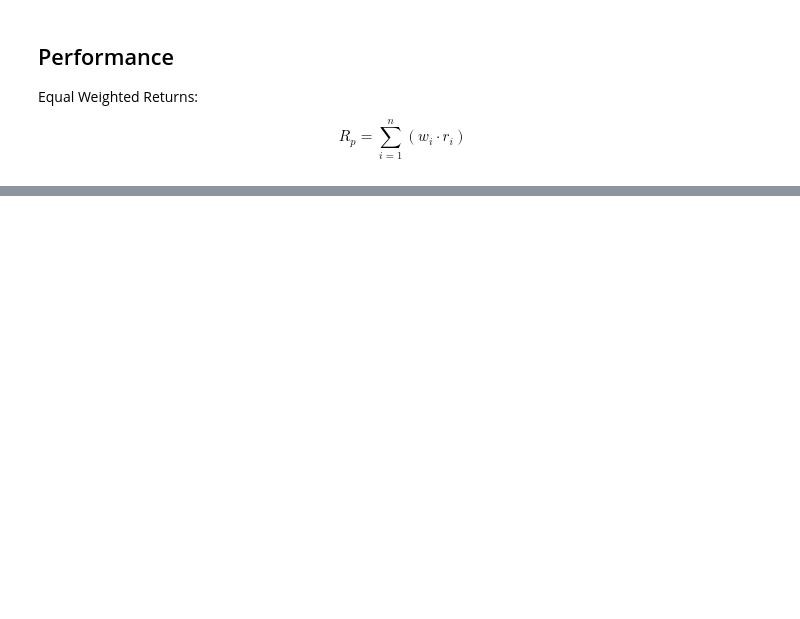
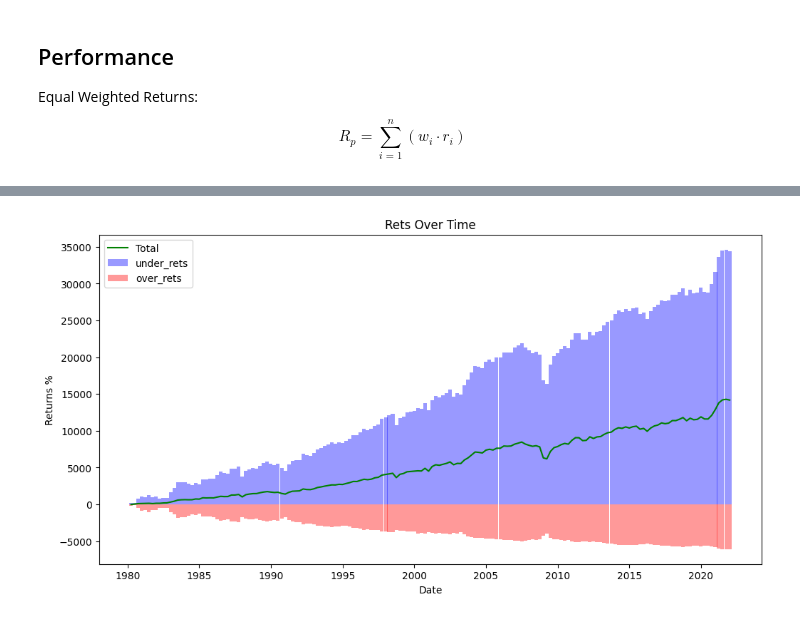
Before and after one commit to adamd1985/pairs_trading_unsupervised_learning, a Jupyter notebook: pairs_unsupervised.ipynb, the cells around one changed output, grey strips where cells are left out. Saved outputs shown, nothing was run; the diff lists cells and outputs as text; code cells hidden in the pictures; blank space fills up the shorter version.

```diff
--- a/pairs_unsupervised.ipynb
+++ b/pairs_unsupervised.ipynb
@@ -707,0 +718,22 @@ Name: Trade Count, dtype: int64
+# %%
+def get_pnl(trade_opportunities_km_df):
+    trade_opportunities_km_df['DATE'] = pd.to_datetime(trade_opportunities_km_df['DATE'])
+    asset_df = pca_result_df.reset_index()[['DATE', 'permno', MOM_FEATURES[0]]].copy()
+
+    overs_df = trade_opportunities_km_df[["DATE", 'overs', OVER_RETS]]
+    unders_df = trade_opportunities_km_df[["DATE", 'unders', UNDER_RETS]]
+    overs_stock_df = pd.merge(overs_df.explode('overs').rename(columns={'overs': 'permno'}), asset_df, left_on=['DATE', 'permno'], right_on=['DATE', 'permno'])
+    unders_stock_df = pd.merge(unders_df.explode('unders').rename(columns={'unders': 'permno'}), asset_df, left_on=['DATE', 'permno'], right_on=['DATE', 'permno'])
+
+    unders_df = unders_df.set_index("DATE", drop=False)
+    re_unders_df = unders_df.resample('QE', on='DATE')[UNDER_RETS].mean()
+
+    overs_df = overs_df.set_index("DATE", drop=False)
+    re_overs_df = overs_df.resample('QE', on='DATE')[OVER_RETS].mean()
+
+    return overs_stock_df, unders_stock_df, overs_df, unders_df, re_unders_df, re_overs_df
+
+overs_stock_df, unders_stock_df, overs_df, unders_df, re_unders_df, re_overs_df = get_pnl(trade_opportunities_km_df)
+
+print(overs_stock_df.groupby('DATE')[OVER_RETS].mean().tail(5))
+print(unders_stock_df.groupby('DATE')[UNDER_RETS].mean().tail(5))
@@ -707,0 +755,21 @@ Name: Trade Count, dtype: int64
+# %%
+def plot_cummulative_rets(re_unders_df, re_overs_df):
+    fig = plt.figure(figsize=(12, 6))
+
+    re_unders_cum_df = re_unders_df.add(1).cumprod().sub(1).mul(100.)
+    re_overs_cum_df = re_overs_df.add(1).cumprod().sub(1).mul(100.)
+
+    plt.bar(re_unders_cum_df.index, re_unders_cum_df.mul(100.).values, label=UNDER_RETS, color='b', alpha=0.4, width=365//4)
+    plt.bar(re_overs_cum_df.index, re_overs_cum_df.mul(100.).values, label=OVER_RETS, color='r', alpha=0.4, width=365//4)
+    plt.plot(re_overs_cum_df.index, ((re_unders_cum_df + re_overs_cum_df) / 2.0 )*100., label="Total", color='g')
+    plt.xlabel('Date')
+    plt.ylabel('Returns %')
+    plt.legend()
+    plt.title('Rets Over Time')
+
+    return fig
+
+plot_cummulative_rets(re_unders_df, re_overs_df)
+plt.show()
+# %% [output]
+[figure, added]
```
Also changed, not shown: parts of 23 cells of this notebook.
